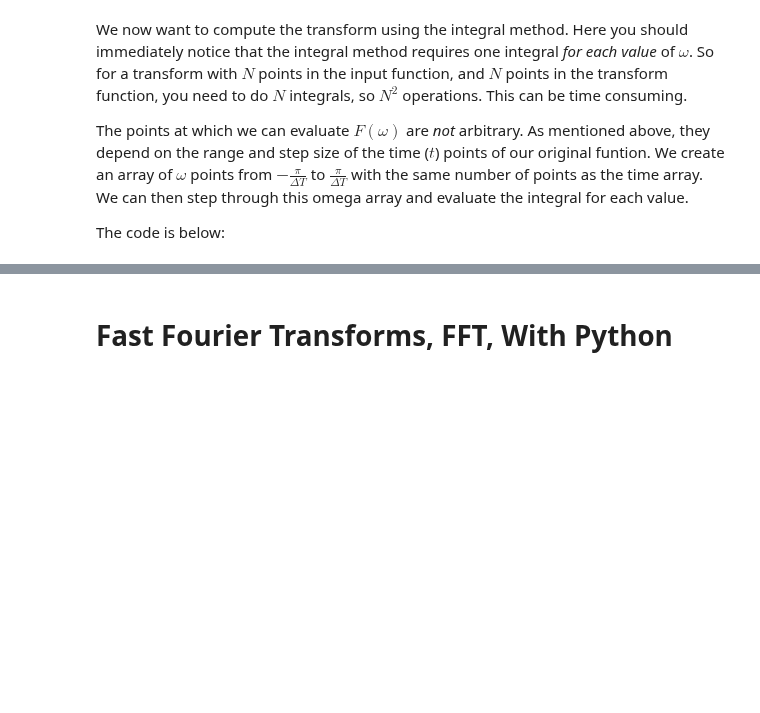
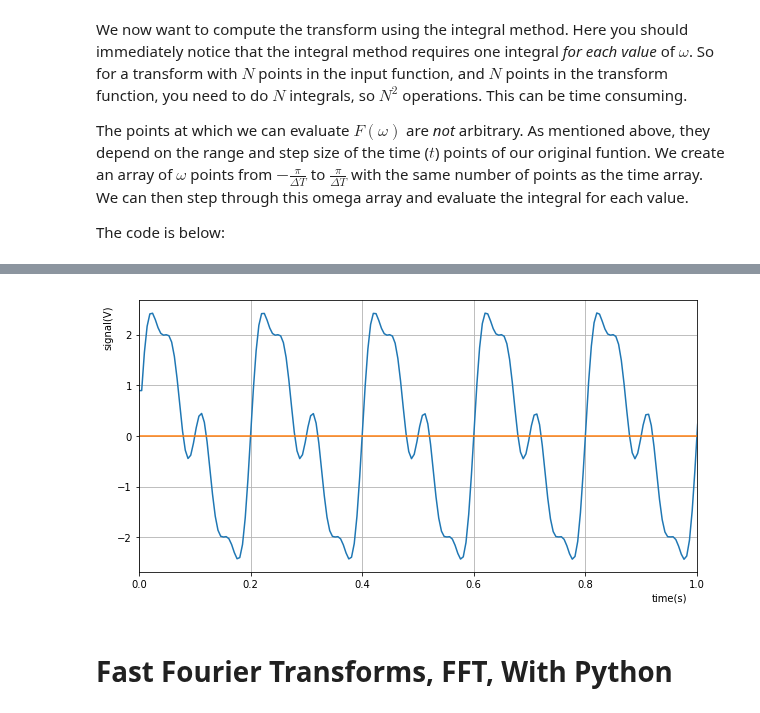
Before and after one commit to mholtrop/Phys601, a Jupyter notebook: Notebooks/09_Fourier_Transforms.ipynb, the cells around one changed output, grey strips where cells are left out. Saved outputs shown, nothing was run; the diff lists cells and outputs as text; code cells hidden in the pictures; blank space fills up the shorter version.

```diff
--- a/Notebooks/09_Fourier_Transforms.ipynb
+++ b/Notebooks/09_Fourier_Transforms.ipynb
@@ -88,3 +90,22 @@ You may also note that this is a slow computation. There is a much faster way to
+# %%
+f = np.zeros_like(t,dtype='complex')
+for i in range(len(t)):               # Step through the omega array by index.
+    fy = F*np.exp( (0+1j)*omega*t[i])    # Compute the result of f(t)*exp( -i*t*omega). Note: complex number i= 0+1i
+    f_real = integrate.trapz(np.real(fy),omega) # Now integrate the real term of the array and store the result.
+    f_imag = integrate.trapz(np.imag(fy),omega) # Integrate the imaginary term of the array and store result.
+    f[i] = (f_real+1j*f_imag)                   # Combine the real + i* imaginary and put in output array.
+# %%
+plt.figure(figsize=(10,5))
+plt.plot(t,np.real(f))      # In this case, you plot the real term.
+plt.plot(t,np.imag(f))      # The imaginary term should be close to zero.
+plt.grid(True)
+plt.xlabel("time(s)",position=(0.95,1))
+plt.ylabel("signal(V)",position=(1,0.9))
+ax = plt.gca()
+ax.set_xlim(0.,1.)
+plt.show()
+# %% [output]
+[figure, added]
 # %% [markdown]
 # Fast Fourier Transforms, FFT, With Python
 # %% [markdown]
```
Also changed, not shown: parts of 6 cells of this notebook.
